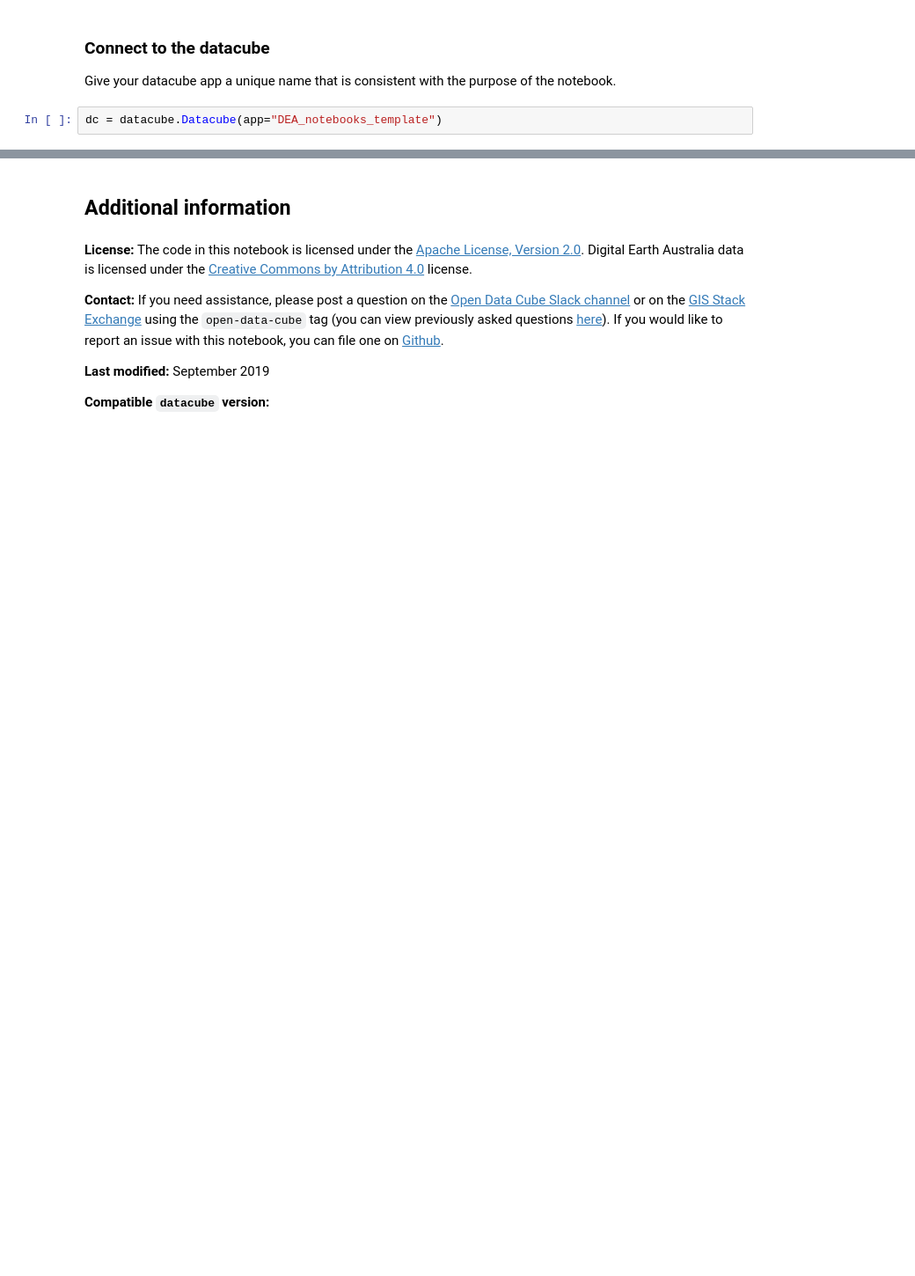
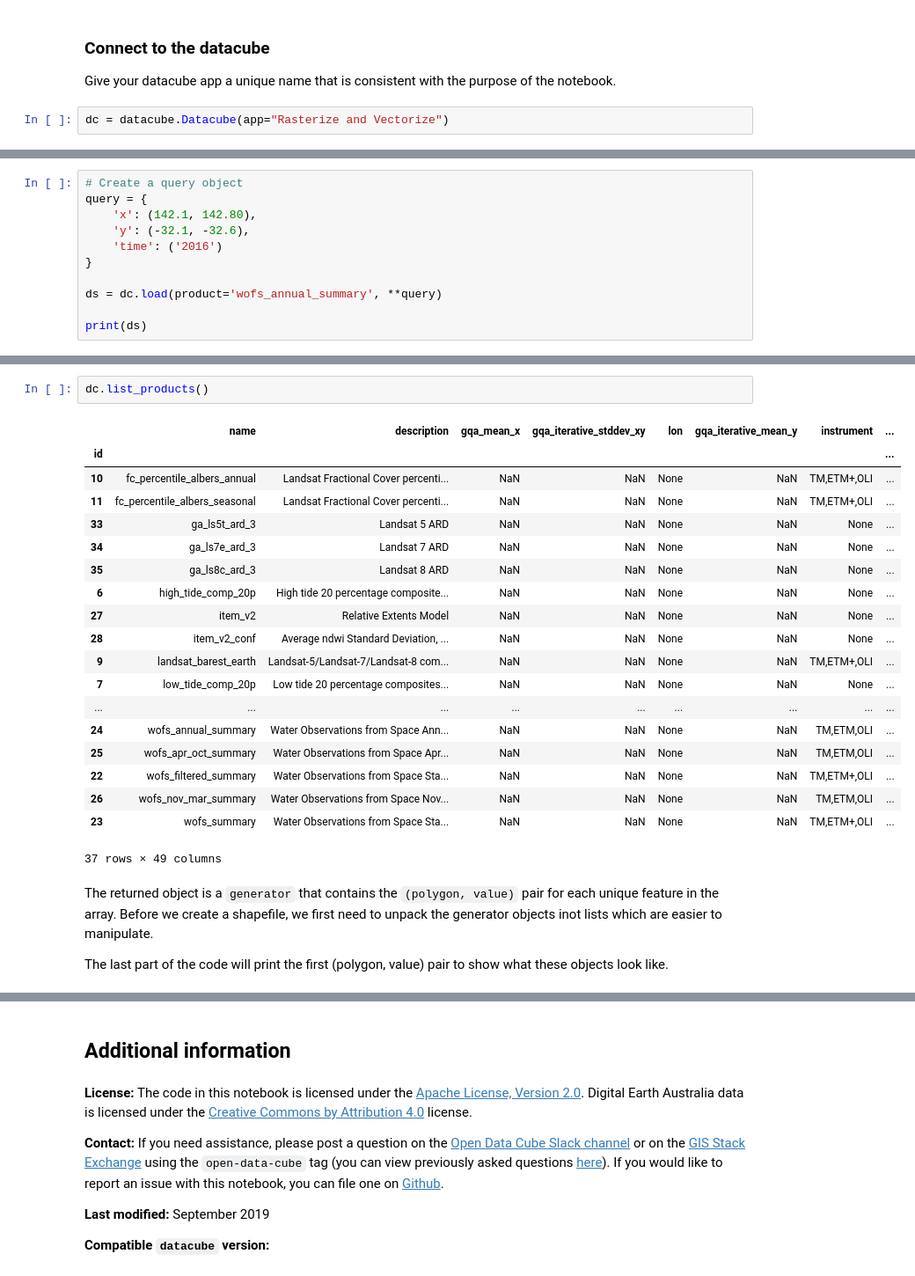
Before and after one commit to GeoscienceAustralia/dea-notebooks, a Jupyter notebook: Frequently_used_code/Rasterize_vectorize.ipynb, the cells around one changed output, grey strips where cells are left out. Shown at 88% size. Saved outputs shown, nothing was run; the diff lists cells and outputs as text; blank space fills up the shorter version.

Commit message:
vectorizing part done

```diff
--- a/Frequently_used_code/Rasterize_vectorize.ipynb
+++ b/Frequently_used_code/Rasterize_vectorize.ipynb
@@ -50,4 +46,4 @@ sys.path.append("../Scripts")
 ### Connect to the datacube
 Give your datacube app a unique name that is consistent with the purpose of the notebook.
 # %%
-dc = datacube.Datacube(app="DEA_notebooks_template")
+dc = datacube.Datacube(app="Rasterize and Vectorize")
@@ -82,0 +54,11 @@ c = 3
+# %%
+# Create a query object
+query = {
+    'x': (142.1, 142.80),
+    'y': (-32.1, -32.6),
+    'time': ('2016')
+}
+
+ds = dc.load(product='wofs_annual_summary', **query)
+
+print(ds)
@@ -82,0 +90,26 @@ c = 3
+# %%
+dc.list_products()
+# %% [output]
+|  | name | description | gqa_mean_x | gqa_iterative_stddev_xy | lon | gqa_iterative_mean_y | instrument | ... |
+| id |  |  |  |  |  |  |  | ... |
+| 10 | fc_percentile_albers_annual | Landsat Fractional Cover percenti... | NaN | NaN | None | NaN | TM,ETM+,OLI | ... |
+| 11 | fc_percentile_albers_seasonal | Landsat Fractional Cover percenti... | NaN | NaN | None | NaN | TM,ETM+,OLI | ... |
+| 33 | ga_ls5t_ard_3 | Landsat 5 ARD | NaN | NaN | None | NaN | None | ... |
+| 34 | ga_ls7e_ard_3 | Landsat 7 ARD | NaN | NaN | None | NaN | None | ... |
+| 35 | ga_ls8c_ard_3 | Landsat 8 ARD | NaN | NaN | None | NaN | None | ... |
+| 6 | high_tide_comp_20p | High tide 20 percentage composite... | NaN | NaN | None | NaN | None | ... |
+| 27 | item_v2 | Relative Extents Model | NaN | NaN | None | NaN | None | ... |
+| 28 | item_v2_conf | Average ndwi Standard Deviation, ... | NaN | NaN | None | NaN | None | ... |
+| 9 | landsat_barest_earth | Landsat-5/Landsat-7/Landsat-8 com... | NaN | NaN | None | NaN | TM,ETM+,OLI | ... |
+| 7 | low_tide_comp_20p | Low tide 20 percentage composites... | NaN | NaN | None | NaN | None | ... |
+| ... | ... | ... | ... | ... | ... | ... | ... | ... |
+| 24 | wofs_annual_summary | Water Observations from Space Ann... | NaN | NaN | None | NaN | TM,ETM,OLI | ... |
+| 25 | wofs_apr_oct_summary | Water Observations from Space Apr... | NaN | NaN | None | NaN | TM,ETM,OLI | ... |
+| 22 | wofs_filtered_summary | Water Observations from Space Sta... | NaN | NaN | None | NaN | TM,ETM+,OLI | ... |
+| 26 | wofs_nov_mar_summary | Water Observations from Space Nov... | NaN | NaN | None | NaN | TM,ETM,OLI | ... |
+| 23 | wofs_summary | Water Observations from Space Sta... | NaN | NaN | None | NaN | TM,ETM+,OLI | ... |
+37 rows × 49 columns
+# %% [markdown]
+The returned object is a `generator` that contains the `(polygon, value)` pair for each unique feature in the array.  Before we create a shapefile, we first need to unpack the generator objects inot lists which are easier to manipulate.
+
+The last part of the code will print the first (polygon, value) pair to show what these objects look like.
```
Also changed, not shown: parts of 38 cells of this notebook.
